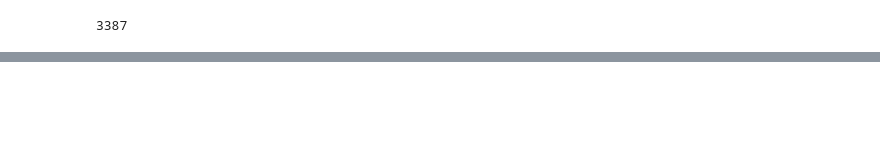
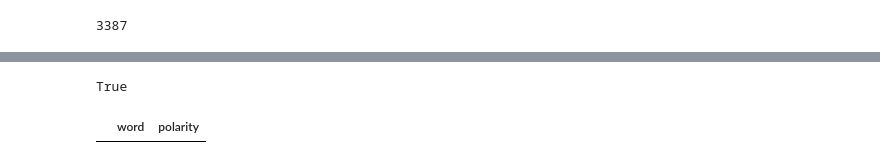
Before and after one commit to VenkteshV/Assignment4_NLP, a Jupyter notebook: A4_noteb0ok.ipynb, the cells around one changed output, grey strips where cells are left out. Saved outputs shown, nothing was run; the diff lists cells and outputs as text; code cells hidden in the pictures; blank space fills up the shorter version.

```diff
--- a/A4_noteb0ok.ipynb
+++ b/A4_noteb0ok.ipynb
@@ -335,0 +345,8 @@ len(set(new_bilingiu["hindi"].values).intersection(set(hindi_word2vec_model.wv.v
+# %%
+"city" in list(dictionary['english'].values)
+# %% [output]
+True
+# %%
+data[data["word"]=="necessary"]
+# %% [output]
+|  | word | polarity |
```
Also changed, not shown: parts of 24 cells of this notebook, 5 other files.
